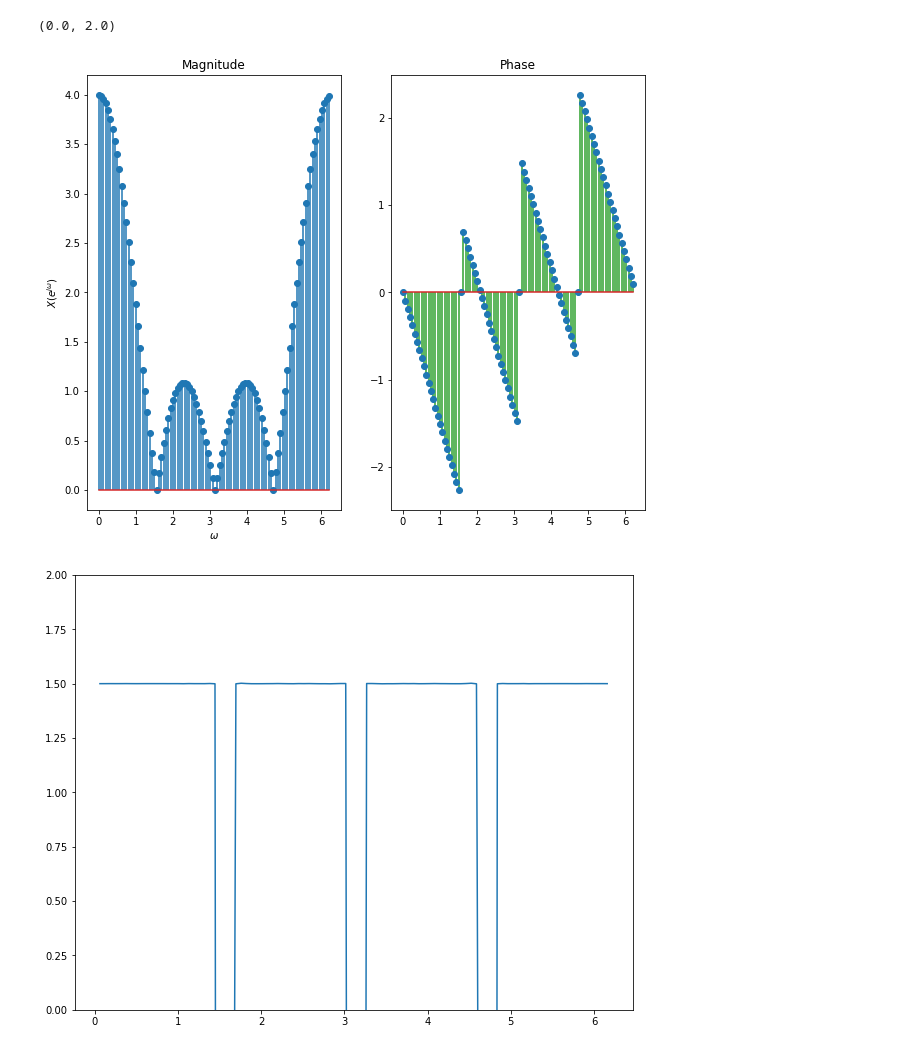
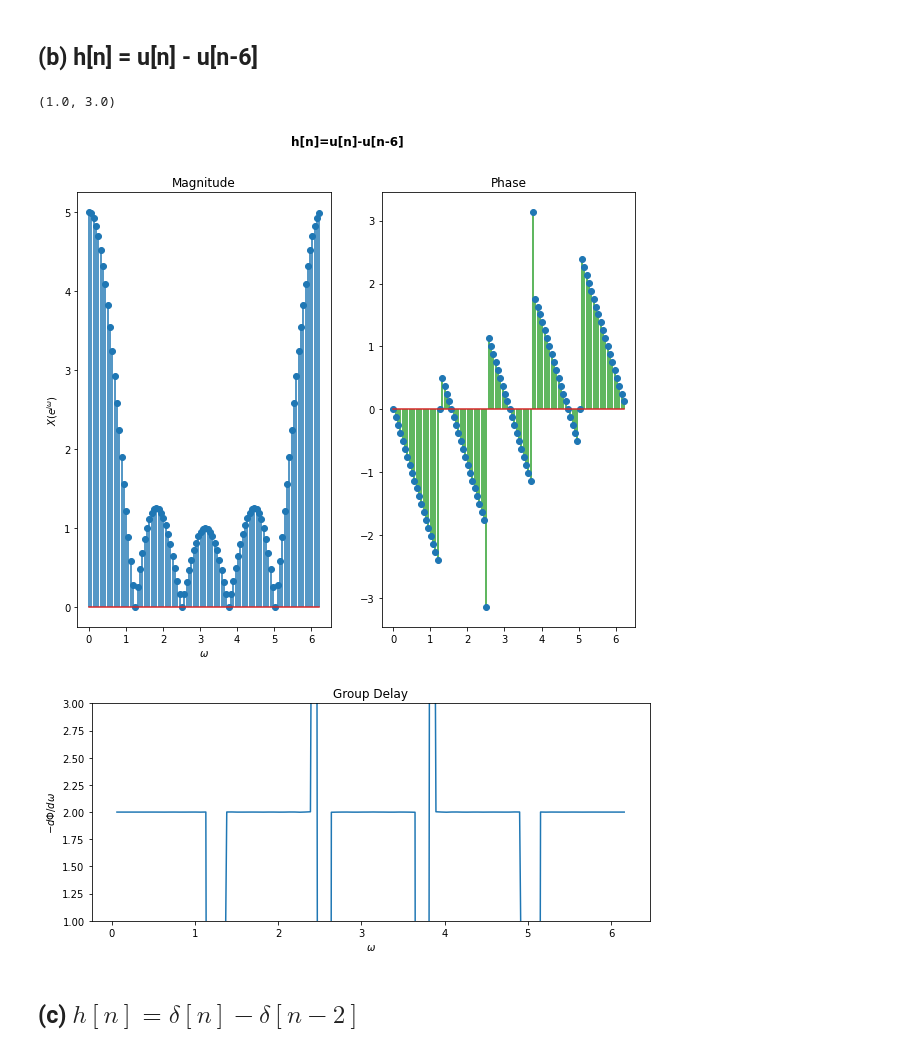
Before and after one commit to TUdayKiranReddy/DSP, a Jupyter notebook: hw4.ipynb, the cells around one changed output. Saved outputs shown, nothing was run; the diff lists cells and outputs as text; code cells hidden in the pictures.

```diff
--- a/hw4.ipynb
+++ b/hw4.ipynb
@@ -67,13 +67,16 @@ def dtft_plotter(dtft, title=None, complex_part=True):
         ax[1, 1].yaxis.tick_right()
         ax[1, 1].set(xlabel='$\omega$', ylabel='$\phi$(in radians)')
     else:
+
         fig, (ax1, ax2) = plt.subplots(1, 2)
+        if title != None:
+            fig.suptitle(title, fontweight="bold")
         ax1.stem(dtft['omega'],dtft['magnitude'])
         ax1.set(xlabel='$\omega$', ylabel='$X(e^{j \omega})$')
         ax1.title.set_text('Magnitude')
 
         ax2.stem(dtft['omega'],dtft['phase'], 'tab:green')
-        ax2.plot(xlabel = 'n', ylabel=r'$\phi$(in radians)')
+        ax2.plot(xlabel = '$\omega$', ylabel=r'$\phi$(in radians)')
         ax2.title.set_text('Phase')
 
 #This function computes covolution between two signals and if required plots them
@@ -207,8 +248,13 @@ plt.legend(loc=1)
 h = np.array([1, 1, 1, 1])
 
 H = dtft(h, low_lim=0, high_lim=2*np.pi)
-dtft_plotter(H, complex_part=False)
+dtft_plotter(H, complex_part=False, title='h[n]=u[n]-u[n-5]')
+
+plt.rcParams['figure.figsize'] = [10, 4]
 plt.figure()
+plt.title('Group Delay')
+plt.ylabel('$-d{\Phi}/d{\omega}$')
+plt.xlabel('$\omega$')
 plt.plot(H['omega'][1:-1], group_delay(H['phase'], H['omega']))
 plt.ylim((0, 2))
 # %% [output]
@@ -218,15 +264,25 @@ plt.ylim((0, 2))
+# %% [markdown]
+## (b) h[n] = u[n] - u[n-6]
 # %%
-h = np.array([1, 1, 1, 1, ])
+h = np.array([1, 1, 1, 1, 1])
 
 H = dtft(h, low_lim=0, high_lim=2*np.pi)
-dtft_plotter(H, complex_part=False)
+
+dtft_plotter(H, complex_part=False, title='h[n]=u[n]-u[n-6]')
+
+plt.rcParams['figure.figsize'] = [10, 4]
 plt.figure()
+plt.title('Group Delay')
+plt.ylabel('$-d{\Phi}/d{\omega}$')
+plt.xlabel('$\omega$')
 plt.plot(H['omega'][1:-1], group_delay(H['phase'], H['omega']))
-plt.ylim((0, 2))
+plt.ylim((1, 3))
 # %% [output]
-(0.0, 2.0)
+(1.0, 3.0)
-[figure, old version]
+[figure, new version]
-[figure, old version]
+[figure, new version]
+# %% [markdown]
+## (c) $h[n] = \delta[n] - \delta[n-2]$
 # %%
 h = np.array([1, 0,-1])
 
```
Also changed, not shown: parts of 15 cells of this notebook.
